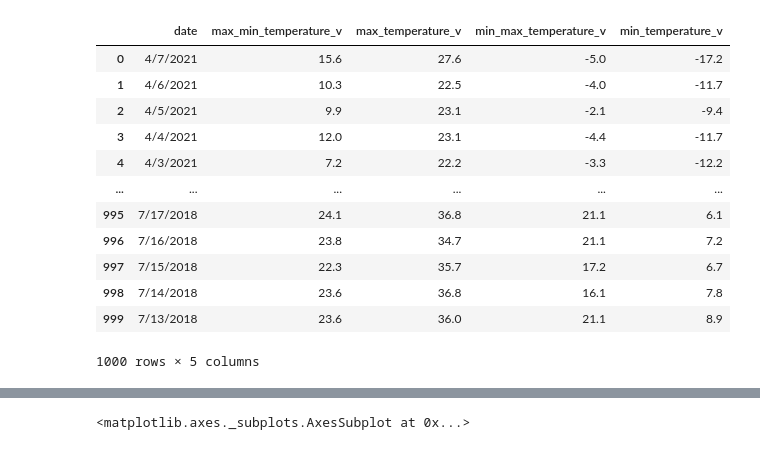
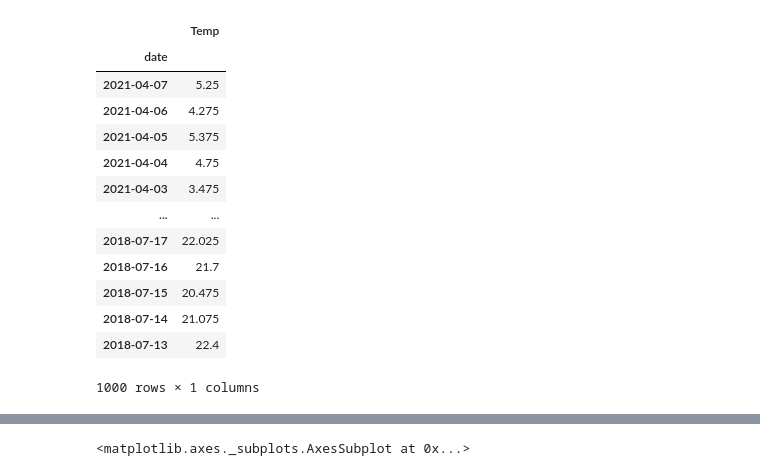
Before and after one commit to anujpatel96/WeatherForecasting, a Jupyter notebook: TorontoWeatherForecasting_.ipynb, the cells around one changed output, grey strips where cells are left out. Drawn from its saved outputs; the diff is of its cells as text; code cells hidden in the pictures.

```diff
--- a/TorontoWeatherForecasting_.ipynb
+++ b/TorontoWeatherForecasting_.ipynb
@@ -46,6 +43,4 @@ snow_on_ground_y
 # %%
-data = data[["date", "max_min_temperature_v" ,"max_min_temperature_c", "max_min_temperature_d", "max_min_temperature_y", "max_temperature_v", "max_temperature_c", "max_temperature_d",
-             "max_temperature_y", "min_max_temperature_v", "min_max_temperature_c", "min_max_temperature_d", "min_max_temperature_y", "min_temperature_v", "min_temperature_c",
-             "min_temperature_d", "min_temperature_y"]]
-data
+data = data[["date", "max_dew_point_v", "min_dew_point_v", "max_wind_speed_v", "min_wind_speed_v", "max_min_temperature_v", "max_temperature_v", "min_max_temperature_v", "min_temperature_v", "snow_v", "rain_v"]]
+data.info()
 # %% [output]
@@ -64,0 +80,15 @@ data
+# %%
+import statistics
+data["Temp"] = "Nan"
+data["dew"] = "Nan"
+data["wind_speed"] = "Nan"
+data["snow"] = data["snow_v"]
+data["rain"] = data["rain_v"]
+
+for i in range(len(data)):
+  data["Temp"][i] = statistics.mean([data["max_min_temperature_v"][i], data["max_temperature_v"][i], data["min_max_temperature_v"][i], data["min_temperature_v"][i]])
+  data["dew"][i] = statistics.mean([data["max_dew_point_v"][i], data["min_dew_point_v"][i]])
+  data["wind_speed"][i] = statistics.mean([data["max_wind_speed_v"][i], data["min_wind_speed_v"][i]])
+
+data = data[["date", "Temp", "dew", "wind_speed", "snow", "rain"]]
+data
@@ -64,0 +121,3 @@ data
+# %%
+data["date"]= pd.to_datetime(data["date"])
+data
@@ -64,0 +142,3 @@ data
+# %%
+data = data.set_index('date')
+data
@@ -65,17 +194,18 @@ data
 # %%
-data_temp = data[["date", "max_min_temperature_v", "max_temperature_v", "min_max_temperature_v", "min_temperature_v"]]
+data_temp = data[["Temp"]]
 data_temp
 # %% [output]
-|  | date | max_min_temperature_v | max_temperature_v | min_max_temperature_v | min_temperature_v |
-| 0 | 4/7/2021 | 15.6 | 27.6 | -5.0 | -17.2 |
-| 1 | 4/6/2021 | 10.3 | 22.5 | -4.0 | -11.7 |
-| 2 | 4/5/2021 | 9.9 | 23.1 | -2.1 | -9.4 |
-| 3 | 4/4/2021 | 12.0 | 23.1 | -4.4 | -11.7 |
-| 4 | 4/3/2021 | 7.2 | 22.2 | -3.3 | -12.2 |
-| ... | ... | ... | ... | ... | ... |
-| 995 | 7/17/2018 | 24.1 | 36.8 | 21.1 | 6.1 |
-| 996 | 7/16/2018 | 23.8 | 34.7 | 21.1 | 7.2 |
-| 997 | 7/15/2018 | 22.3 | 35.7 | 17.2 | 6.7 |
-| 998 | 7/14/2018 | 23.6 | 36.8 | 16.1 | 7.8 |
-| 999 | 7/13/2018 | 23.6 | 36.0 | 21.1 | 8.9 |
+|  | Temp |
+| date |  |
+| 2021-04-07 | 5.25 |
+| 2021-04-06 | 4.275 |
+| 2021-04-05 | 5.375 |
+| 2021-04-04 | 4.75 |
+| 2021-04-03 | 3.475 |
+| ... | ... |
+| 2018-07-17 | 22.025 |
+| 2018-07-16 | 21.7 |
+| 2018-07-15 | 20.475 |
+| 2018-07-14 | 21.075 |
+| 2018-07-13 | 22.4 |
-1000 rows × 5 columns
+1000 rows × 1 columns
```
Also changed, not shown: parts of 24 cells of this notebook.
